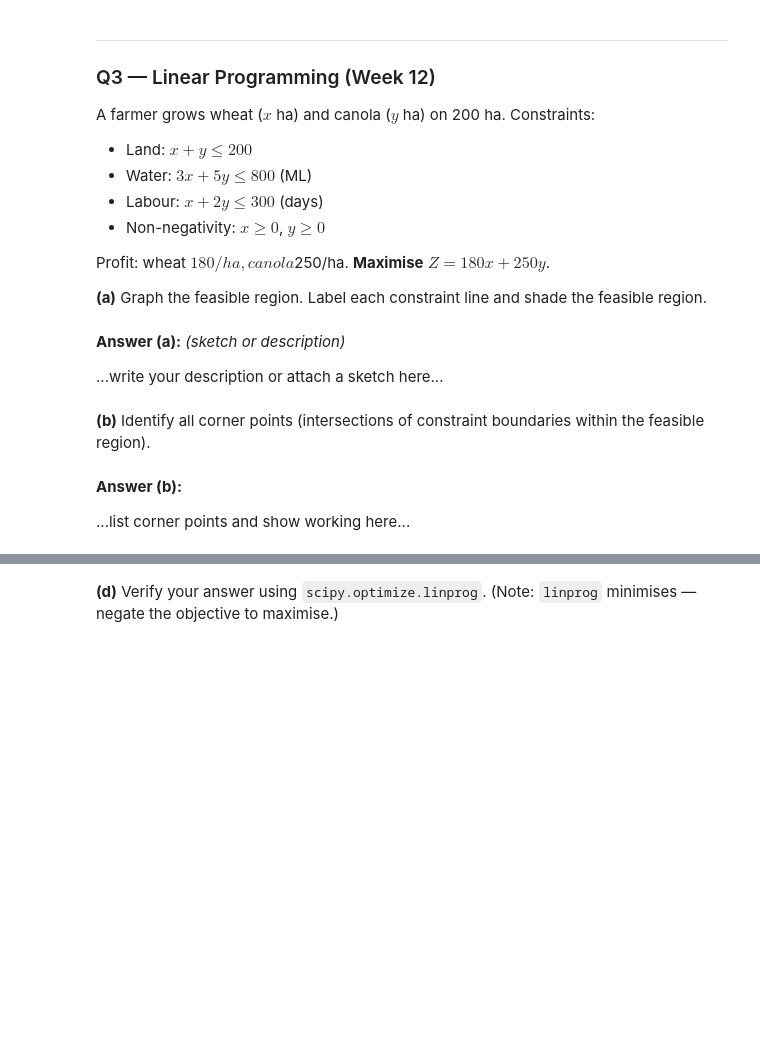
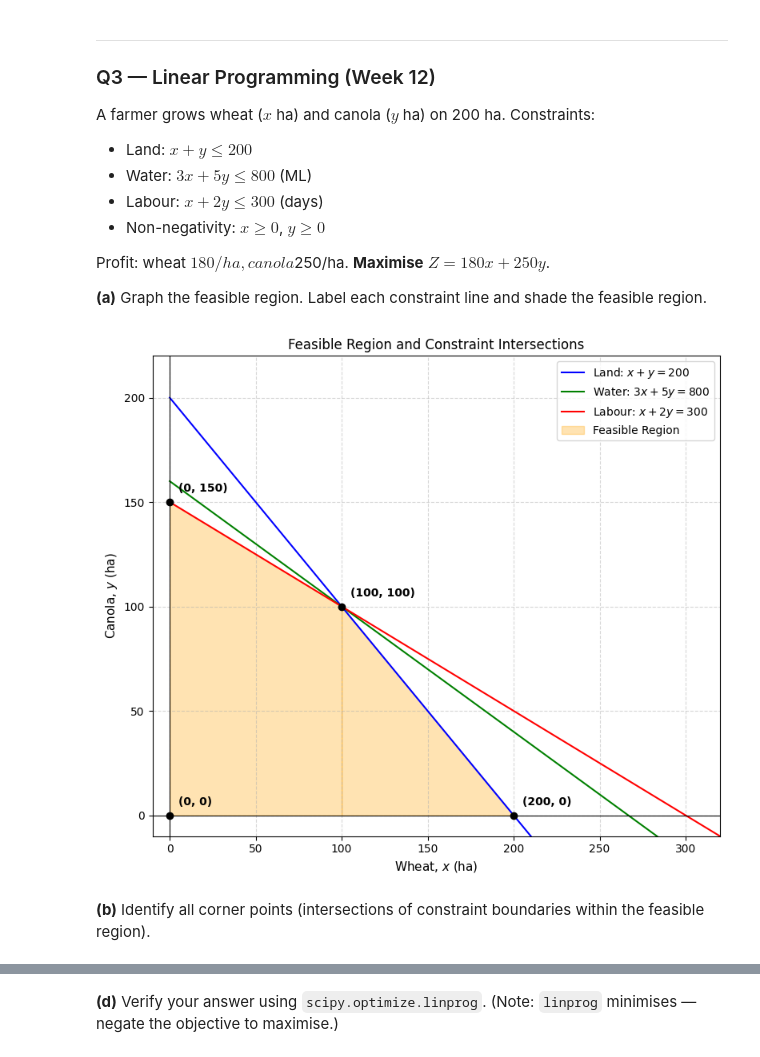
Before and after one commit to saraeastough/SCI1500-Sara-Eastough-public, a Jupyter notebook: SCIE1500Materials/Week_12/LabFiles/Week12_Lab_STUDENT.ipynb, the cells around one changed output, grey strips where cells are left out. Cells and saved outputs as stored; diff of their text form; code cells hidden in the pictures; blank space fills up the shorter version.

```diff
--- a/SCIE1500Materials/Week_12/LabFiles/Week12_Lab_STUDENT.ipynb
+++ b/SCIE1500Materials/Week_12/LabFiles/Week12_Lab_STUDENT.ipynb
@@ -487,16 +542,75 @@ A farmer grows wheat ($x$ ha) and canola ($y$ ha) on 200 ha. Constraints:
 Profit: wheat $180/ha, canola $250/ha. **Maximise** $Z = 180x + 250y$.
 
 **(a)** Graph the feasible region. Label each constraint line and shade the feasible region.
-# %% [markdown]
-
-**Answer (a):** *(sketch or description)*
-
-...write your description or attach a sketch here...
+# %%
+import matplotlib.pyplot as plt
+import numpy as np
+
+# 1. Define the x range for plotting
+x = np.linspace(0, 320, 1000)
+
+# 2. Define the constraint lines
+y_land = 200 - x
+y_water = (800 - 3 * x) / 5
+y_labour = (300 - x) / 2
+
+# 3. Create the plot figure
+plt.figure(figsize=(8, 7))
+
+# Plot the boundary lines
+plt.plot(x, y_land, label=r"Land: $x + y = 200$", color="blue", linewidth=1.5)
+plt.plot(
+    x, y_water, label=r"Water: $3x + 5y = 800$", color="green", linewidth=1.5
+)
+plt.plot(
+    x, y_labour, label=r"Labour: $x + 2y = 300$", color="red", linewidth=1.5
+)
+
+# 4. Shade the Feasible Region
+# Segment 1: from x = 0 to 100, bounded by the Labour line
+x_fill1 = np.linspace(0, 100, 500)
+y_fill1 = (300 - x_fill1) / 2
+plt.fill_between(
+    x_fill1, 0, y_fill1, color="orange", alpha=0.3, label="Feasible Region"
+)
+
+# Segment 2: from x = 100 to 200, bounded by the Land line
+x_fill2 = np.linspace(100, 200, 500)
+y_fill2 = 200 - x_fill2
+plt.fill_between(x_fill2, 0, y_fill2, color="orange", alpha=0.3)
+
+# 5. Mark and label the Corner Points
+corners = [(0, 0), (0, 150), (100, 100), (200, 0)]
+for pt in corners:
+    plt.plot(pt[0], pt[1], "ko")  # Plot black dots
+    plt.text(
+        pt[0] + 5,
+        pt[1] + 5,
+        f"({pt[0]}, {pt[1]})",
+        fontsize=10,
+        weight="bold",
+    )
+
+# 6. Formatting aesthetics
+plt.xlim(-10, 320)
+plt.ylim(-10, 220)
+plt.xlabel("Wheat, $x$ (ha)", fontsize=11)
+plt.ylabel("Canola, $y$ (ha)", fontsize=11)
+plt.title("Feasible Region and Constraint Intersections", fontsize=12)
+
+# Axis lines
+plt.axhline(0, color="black", linewidth=0.8)
+plt.axvline(0, color="black", linewidth=0.8)
+
+# Grid and Legend
+plt.grid(True, linestyle="--", alpha=0.5)
+plt.legend(loc="upper right", fontsize=10)
+
+# Display the plot
+plt.tight_layout()
+plt.show()
+# %% [output]
+[figure, added]
 # %% [markdown]
 
 **(b)** Identify all corner points (intersections of constraint boundaries within the feasible region).
-# %% [markdown]
-
-**Answer (b):**
-
-...list corner points and show working here...
```
Also changed, not shown: parts of 24 cells of this notebook.
